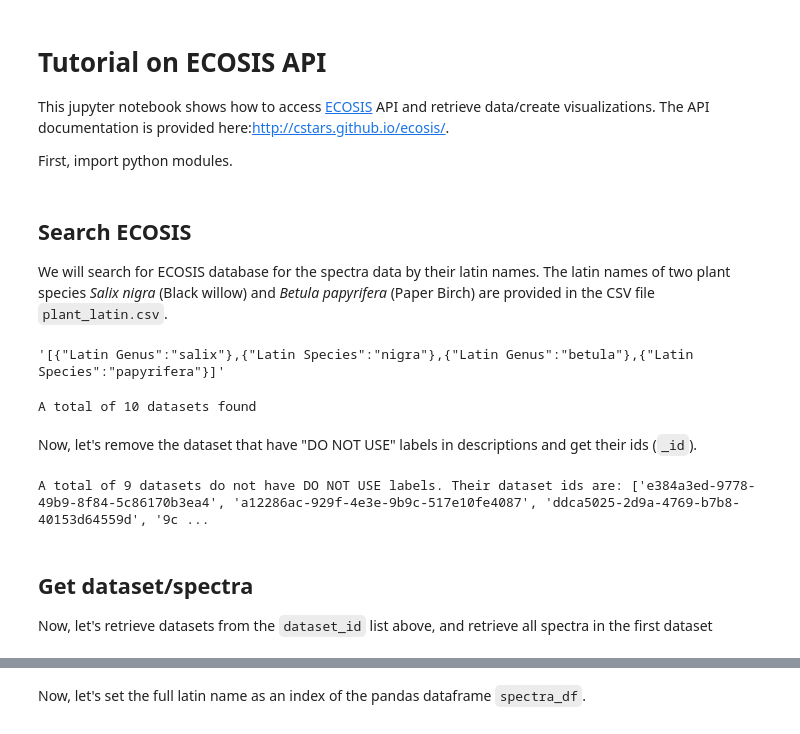
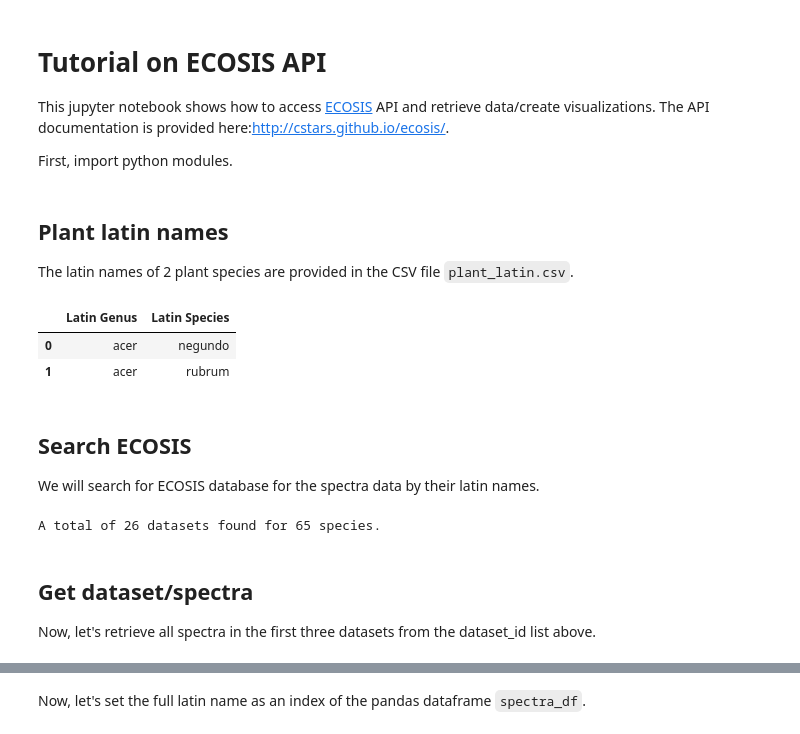
Before and after one commit to rupesh2/ecosis, a Jupyter notebook: ecosis_api_csv.ipynb, the cells around one changed output, grey strips where cells are left out. Cells and saved outputs as stored; diff of their text form; code cells hidden in the pictures.

Commit message:
updating search one spp at a time

```diff
--- a/ecosis_api_csv.ipynb
+++ b/ecosis_api_csv.ipynb
@@ -9,53 +9,62 @@ import urllib
 import pandas as pd
 import matplotlib.pyplot as plt
 import numpy as np
+# %% [markdown]
+## Plant latin names
+The latin names of 2 plant species are provided in the CSV file `plant_latin.csv`.
+# %%
+# read plant_latin.csv
+plant_df =pd.read_csv("plant_latin2.csv")
+# print first two rows
+plant_df[:2]
+# %% [output]
+|  | Latin Genus | Latin Species |
+| 0 | acer | negundo |
+| 1 | acer | rubrum |
 # %% [markdown]
 ## Search ECOSIS
-We will search for ECOSIS database for the spectra data by their latin names. The latin names of two plant species *Salix nigra* (Black willow) and *Betula papyrifera* (Paper Birch) are provided in the CSV file `plant_latin.csv`.
+We will search for ECOSIS database for the spectra data by their latin names.
-# %%
-# read plant_latin.csv
-plant_df =pd.read_csv("plant_latin.csv")
-# convert to json string
-plant_json = plant_df.to_json(orient='records').replace('","', '"},{"')
-plant_json
-# %% [output]
-'[{"Latin Genus":"salix"},{"Latin Species":"nigra"},{"Latin Genus":"betula"},{"Latin Species":"papyrifera"}]'
 # %%
 # base URL of ECOSIS API
 baseurl = "https://ecosis.org/api"
 
+# data API url
+dataurl = f"{baseurl}/package"
+
 # search API url
-searchurl = f"{baseurl}/package/search"
+searchurl = f"{dataurl}/search"
 
-# defining search parameters
-searchjson = {"filters": plant_json,
-             "start":0,
-             "stop":100}
+# list to save dataset_ids
+dataset_id = []
 
-# needed to maintain spaces in search parameters
-params = urllib.parse.urlencode(searchjson, quote_via=urllib.parse.quote)
+# loop through the plant names and search datasets
+for i in plant_df.index:
 
-# submit request
-response = requests.get(searchurl, params=params)
-response.raise_for_status()
+    # defining search parameters
+    searchjson = {"filters": f'[{plant_df.loc[i].to_json()}]',
+                 "start":0,
+                 "stop":100}
+
+    # needed to maintain spaces in search parameters
+    params = urllib.parse.urlencode(searchjson, quote_via=urllib.parse.quote)
+
+    # submit request
+    response = requests.get(searchurl, params=params)
+    response.raise_for_status()
+
+    # remove the dataset that have "DO NOT USE" labels in descriptions and get their ids (`_id`).
+    for item in response.json()['items']:
+        if ("DO NOT USE" not in item['ecosis']['description']):
+            dataset_id.append(item['_id'])
+
+# keep unique dataset ids
+dataset_id = list(set(dataset_id))
 
 # print total spectra
-print(f"A total of {response.json()['total']} datasets found")
+print(f"A total of {len(dataset_id)} datasets found for {len(plant_df.index)} species.")
 # %% [output]
-A total of 10 datasets found
+A total of 26 datasets found for 65 species.
-# %% [markdown]
-Now, let's remove the dataset that have "DO NOT USE" labels in descriptions and get their ids (`_id`).
-# %%
-dataset_id = []
-for item in response.json()['items']:
-    if ("DO NOT USE" not in item['ecosis']['description']):
-        dataset_id.append(item['_id'])
-
-# print
-print(f"A total of {len(dataset_id)} datasets do not have DO NOT USE labels. Their dataset ids are: {dataset_id}")
-# %% [output]
-A total of 9 datasets do not have DO NOT USE labels. Their dataset ids are: ['e384a3ed-9778-49b9-8f84-5c86170b3ea4', 'a12286ac-929f-4e3e-9b9c-517e10fe4087', 'ddca5025-2d9a-4769-b7b8-40153d64559d', '9c ...
 # %% [markdown]
 ## Get dataset/spectra
-Now, let's retrieve datasets from the `dataset_id` list above, and retrieve all spectra in the first dataset
+Now, let's retrieve all spectra in the first three datasets from the dataset_id list above.
 # %%
```
Also changed, not shown: parts of 8 cells of this notebook.
